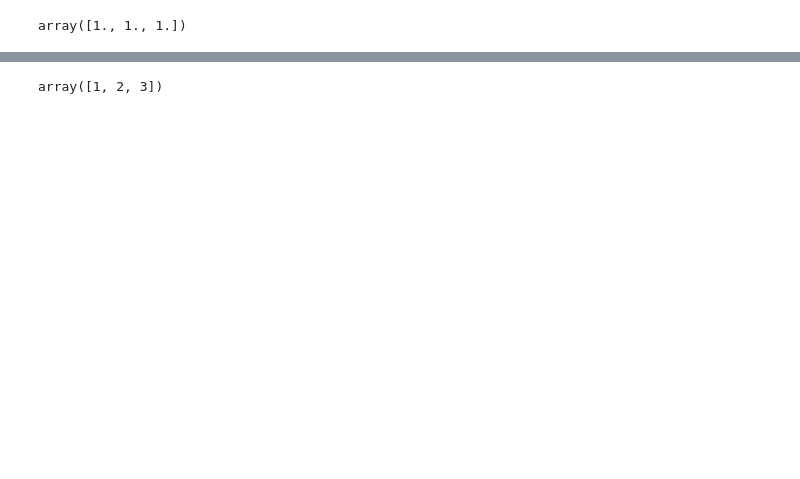
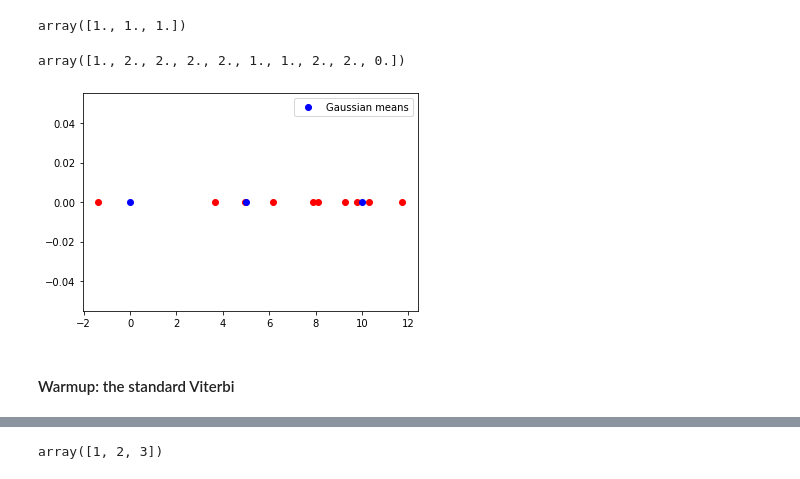
Before and after one commit to takutosato/ml, a Jupyter notebook: loss_calibrated/optimal_risk_viterbi.ipynb, the cells around one changed output, grey strips where cells are left out. Saved outputs shown, nothing was run; the diff lists cells and outputs as text; code cells hidden in the pictures; blank space fills up the shorter version.

```diff
--- a/loss_calibrated/optimal_risk_viterbi.ipynb
+++ b/loss_calibrated/optimal_risk_viterbi.ipynb
@@ -8,14 +9,15 @@ L = np.array([[1,1,1], [1,1,5], [1,5,1]])
 # Transition matrix A_ij is the probabilty p(z_{t+1} = j|z_t = i)
 # i.e. A_ij is the probability of going from i to j
 K = 3
-A = np.array([[0.3, 0.3, 0.4], [0.2, 0.5, 0.3], [0.1, 0.1, 0.8]])
+# A = np.ones((K,K)) * (1.0/3)
+A = np.array([[0.3, 0.1, 0.6], [0.1, 0.4, 0.5], [0.1, 0.1, 0.8]])
 
 # initial state probability
 pi = [ 0.6, 0.3, 0.1 ]
 
 # emission probabilities - assume Gaussian
-u = [ 1, 4, 5 ]
-sigma = [ 1, 1, 1.5 ]
+u = [ 0, 5, 10 ]
+sigma = np.ones(len(u))
 # %%
 np.argmax(np.random.multinomial(1, pi))
 np.sum(A, axis=1)
@@ -23,15 +25,25 @@ np.sum(A, axis=1)
 array([1., 1., 1.])
 # %%
 # generate data
-T = 3
+T = 10
 def generate_HMM(T):
     ''' TODO: loss calibrated data generation'''
     X = np.zeros(T)
     Z = np.zeros(T)
     z = np.argmax(np.random.multinomial(1, pi))
     for t in np.arange(T):
         X[t] = np.random.normal(u[z], sigma[z])
         Z[t] = z
         z = np.argmax(np.random.multinomial(1, A[z,:]))
     return X,Z
 X,Z = generate_HMM(T)
+
+plt.plot(X, np.zeros(T), 'ro')
+plt.plot(u, np.zeros(len(u)), 'bo', label="Gaussian means")
+plt.legend()
+Z
+# %% [output]
+array([1., 2., 2., 2., 2., 1., 1., 2., 2., 0.])
+[figure, added]
+# %% [markdown]
+#### Warmup: the standard Viterbi
```
Also changed, not shown: parts of 9 cells of this notebook.
